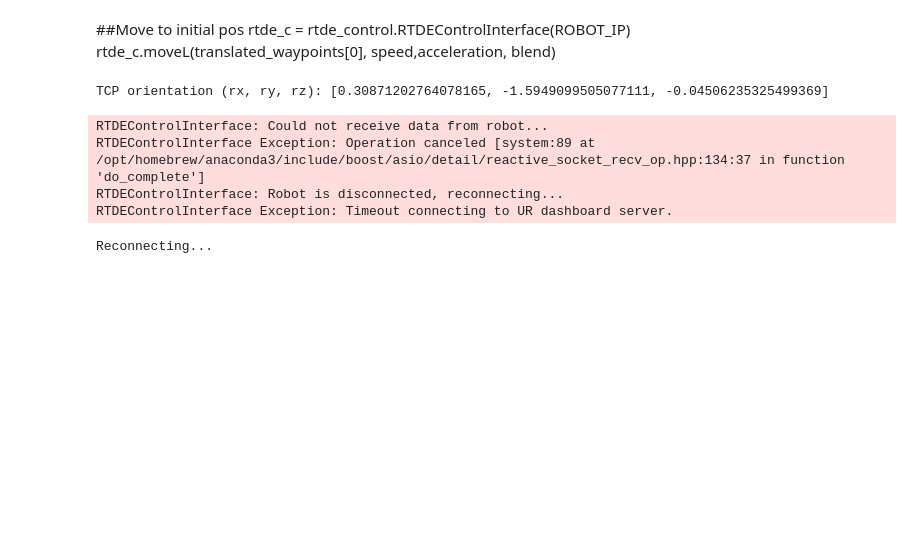
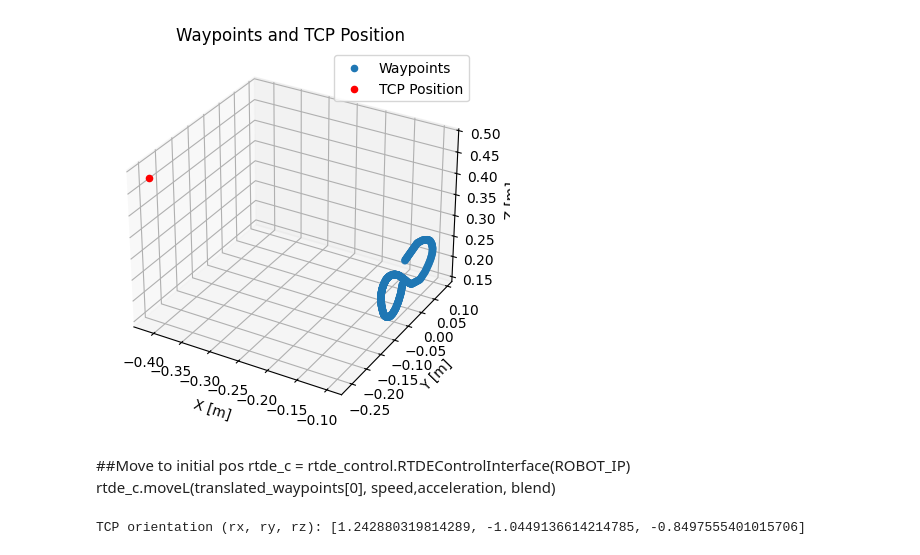
Before and after one commit to sofusbjorn/SiRL, a Jupyter notebook: week2/task3/basic_robot_movement.ipynb, the cells around one changed output. Saved outputs shown, nothing was run; the diff lists cells and outputs as text; code cells hidden in the pictures; blank space fills up the shorter version.

```diff
--- a/week2/task3/basic_robot_movement.ipynb
+++ b/week2/task3/basic_robot_movement.ipynb
@@ -56,2 +95,18 @@ translation vector:  [-0.34851225 -0.41028768  0.49930188]
+# %%
+# Plot the waypoints and TCP position
+import matplotlib.pyplot as plt
+from mpl_toolkits.mplot3d import Axes3D
+fig = plt.figure()
+ax = fig.add_subplot(111, projection='3d')
+ax.scatter(waypoints[:, 0], waypoints[:, 1], waypoints[:, 2], label='Waypoints')
+ax.scatter(tcp_pos[0], tcp_pos[1], tcp_pos[2], color='red', label='TCP Position')
+ax.set_xlabel('X [m]')
+ax.set_ylabel('Y [m]')
+ax.set_zlabel('Z [m]')
+ax.set_title('Waypoints and TCP Position')
+ax.legend()
+plt.show()
+# %% [output]
+[figure, added]
 # %%
 # ── 5. Replay trajectory with moveL path + blending ──────────────────────────
@@ -75,10 +130,7 @@ rtde_c.moveL(path)   # executes the full path in one call with smooth blending
 
 # ── 6. Clean up ──────────────────────────────────────────────────────────────
 rtde_c.stopScript()
+rtde_c.disconnect()
+rtde_r.disconnect()
 # %% [output]
-TCP orientation (rx, ry, rz): [0.30871202764078165, -1.5949099505077111, -0.04506235325499369]
+TCP orientation (rx, ry, rz): [1.242880319814289, -1.0449136614214785, -0.8497555401015706]
-RTDEControlInterface: Could not receive data from robot...
-RTDEControlInterface Exception: Operation canceled [system:89 at /opt/homebrew/anaconda3/include/boost/asio/detail/reactive_socket_recv_op.hpp:134:37 in function 'do_complete']
-RTDEControlInterface: Robot is disconnected, reconnecting...
-RTDEControlInterface Exception: Timeout connecting to UR dashboard server.
-Reconnecting...
```
Also changed, not shown: parts of 5 cells of this notebook, 1 other file.
